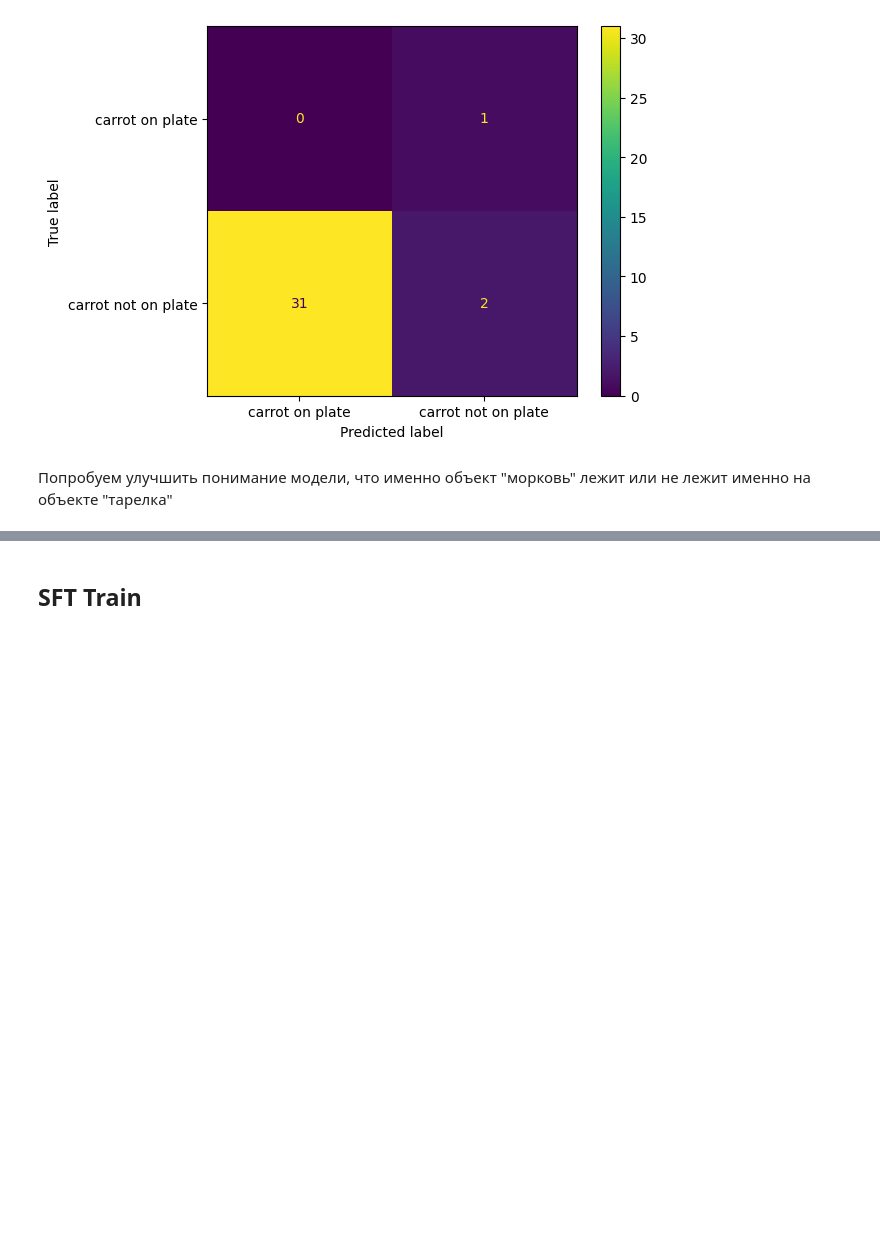
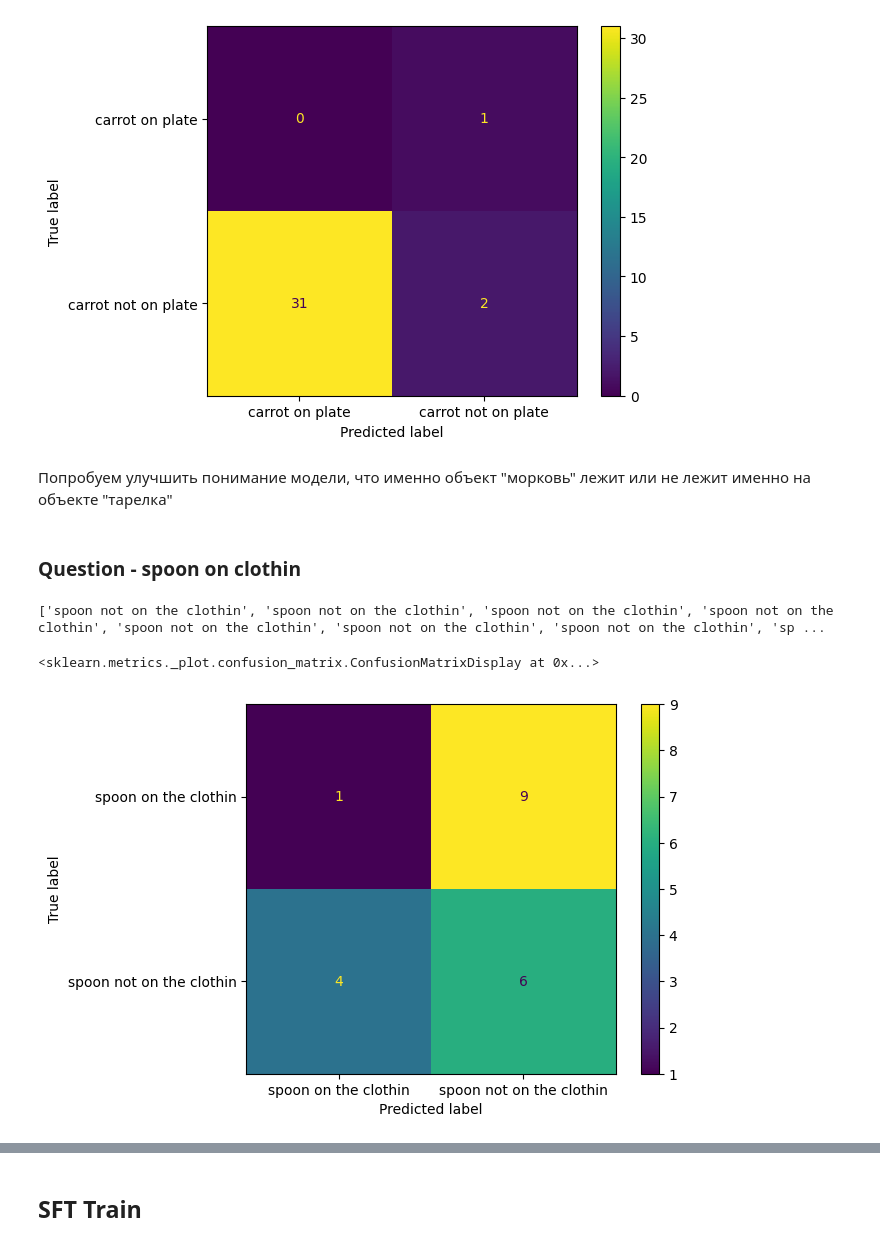
Before and after one commit to MrAnton07/VLA_MIPT, a Jupyter notebook: SmolVLA.ipynb, the cells around one changed output, grey strips where cells are left out. Drawn from its saved outputs; the diff is of its cells as text; code cells hidden in the pictures; blank space fills up the shorter version.

```diff
--- a/SmolVLA.ipynb
+++ b/SmolVLA.ipynb
@@ -243,0 +237,3 @@ with open('carrot_on_plate_FML.pkl', 'wb') as f: #First Mid Last
+# %%
+with open('carrot_on_plate_FML.pkl', 'wb') as f: #First Mid Last
+    pickle.dump(carrot_on_plate_files, f)
@@ -245,6 +244,12 @@ with open('carrot_on_plate_FML.pkl', 'wb') as f: #First Mid Last
 # Загрузим существующие данные
 with open('carrot_on_plate_FML.pkl', 'rb') as f: #First Mid Last
     carrot_on_plate_files = pickle.load(f)
+
+with open('carrot_on_plate_one_episode.pkl', 'rb') as f:
+    carrot_on_plate_file_one_episode = pickle.load(f)
+# %%
+with open('spoon_on_table_file_one_episode.pkl', 'rb') as f:
+    spoon_on_table_file_one_episode = pickle.load(f)
 # %% [markdown]
 ### Посчитаем метрики
 Зная GT ответы от среды (И тот факт, что success в начале говорит о том, что последний эпизод содержит в себе морковь на тарелке)
@@ -439,3 +473,5 @@ disp.plot()
 [figure]
 # %% [markdown]
 Попробуем улучшить понимание модели, что именно объект "морковь" лежит или не лежит именно на объекте "тарелка"
+# %% [markdown]
+### Question - spoon on clothin
@@ -441,0 +482,29 @@ disp.plot()
+# %%
+spoon_on_the_plate = ["spoon on the clothin"]*10
+spoon_not_on_the_plate = ["spoon not on the clothin"]*10
+targets = spoon_on_the_plate + spoon_not_on_the_plate
+
+# print(targets)
+
+preds_on_the_plate = []
+preds_not_on_the_plate = []
+
+
+for _, item in spoon_on_table_clothin_files.items():
+    preds_on_the_plate.append("spoon on the clothin" if item["last_iter_QA"]["Is the spoon on the clothin? Yes/No."].lower().find("yes") != -1 else "spoon not on the clothin")
+    preds_not_on_the_plate.append("spoon on the clothin" if item["first_iter_QA"]["Is the spoon on the clothin? Yes/No."].lower().find("yes") != -1 else "spoon not on the clothin")
+
+    # plt.imshow(item["last_iter"]["image"])
+    # plt.axis("off")
+    # plt.show()
+print(preds_on_the_plate, preds_not_on_the_plate)
+preds = preds_on_the_plate + preds_not_on_the_plate
+
+cm = confusion_matrix(targets, preds, labels=["spoon on the clothin", "spoon not on the clothin"])
+disp = ConfusionMatrixDisplay(confusion_matrix=cm, display_labels=["spoon on the clothin", "spoon not on the clothin"])
+
+disp.plot()
+# %% [output]
+['spoon not on the clothin', 'spoon not on the clothin', 'spoon not on the clothin', 'spoon not on the clothin', 'spoon not on the clothin', 'spoon not on the clothin', 'spoon not on the clothin', 'sp ...
+<sklearn.metrics._plot.confusion_matrix.ConfusionMatrixDisplay at 0x...>
+[figure, added]
```
Also changed, not shown: parts of 43 cells of this notebook.
